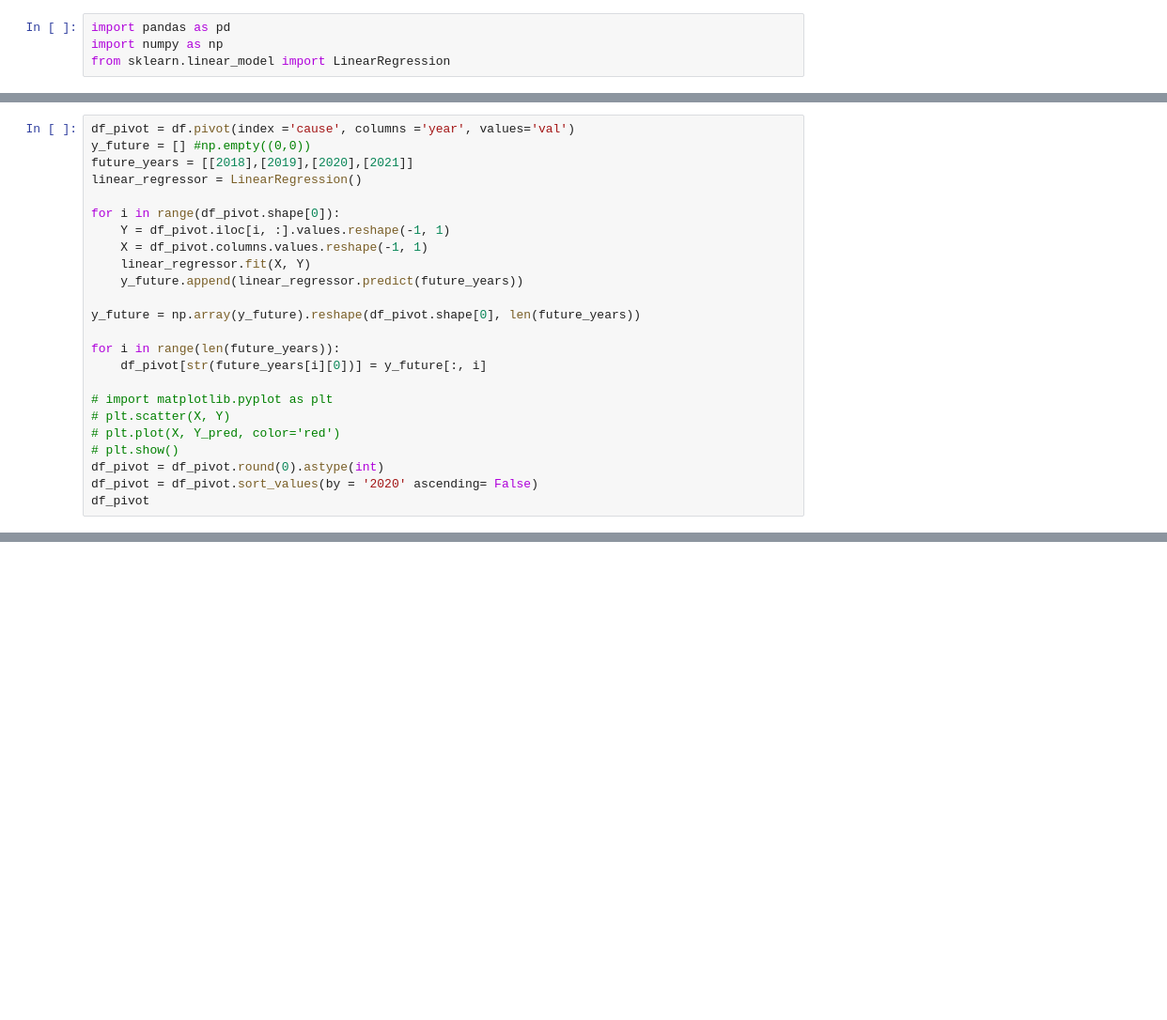
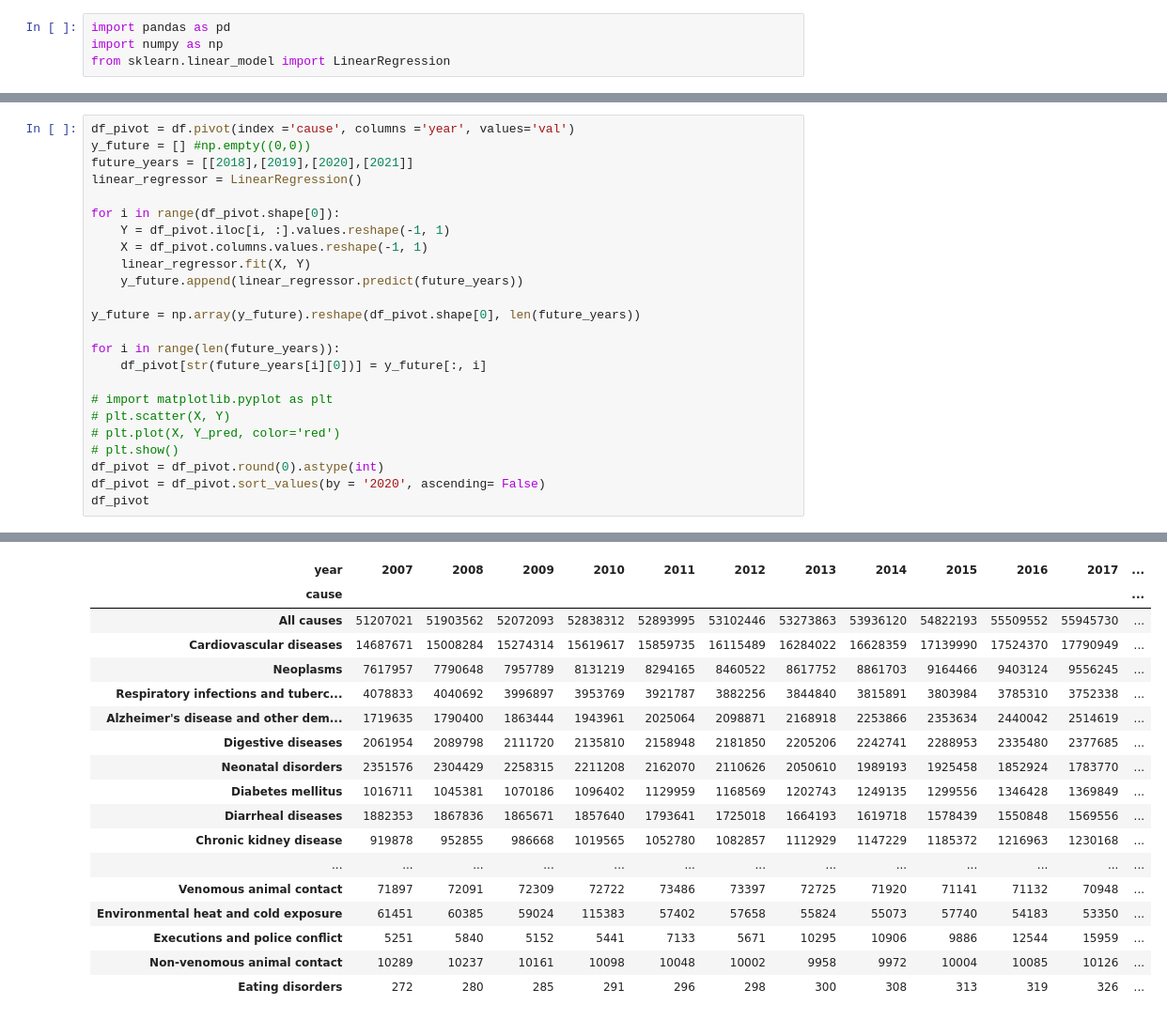
Before and after one commit to ShalevShahar/World-Population, a Jupyter notebook: static/Death/causeOfDeath.ipynb, the cells around one changed output, grey strips where cells are left out. Shown at 94% size. Saved outputs shown, nothing was run; the diff lists cells and outputs as text; blank space fills up the shorter version.

```diff
--- a/static/Death/causeOfDeath.ipynb
+++ b/static/Death/causeOfDeath.ipynb
@@ -46,6 +46,6 @@ for i in range(len(future_years)):
 # plt.plot(X, Y_pred, color='red')
 # plt.show()
 df_pivot = df_pivot.round(0).astype(int)
-df_pivot = df_pivot.sort_values(by = '2020' ascending= False)
+df_pivot = df_pivot.sort_values(by = '2020', ascending= False)
 df_pivot
 # %% [output]
@@ -52,0 +52,18 @@ SyntaxError: invalid syntax (<ipython-input-5-520dc40de336>, line 22)
+| year | 2007 | 2008 | 2009 | 2010 | 2011 | 2012 | 2013 | 2014 | 2015 | 2016 | 2017 | ... |
+| cause |  |  |  |  |  |  |  |  |  |  |  | ... |
+| All causes | 51207021 | 51903562 | 52072093 | 52838312 | 52893995 | 53102446 | 53273863 | 53936120 | 54822193 | 55509552 | 55945730 | ... |
+| Cardiovascular diseases | 14687671 | 15008284 | 15274314 | 15619617 | 15859735 | 16115489 | 16284022 | 16628359 | 17139990 | 17524370 | 17790949 | ... |
+| Neoplasms | 7617957 | 7790648 | 7957789 | 8131219 | 8294165 | 8460522 | 8617752 | 8861703 | 9164466 | 9403124 | 9556245 | ... |
+| Respiratory infections and tuberc... | 4078833 | 4040692 | 3996897 | 3953769 | 3921787 | 3882256 | 3844840 | 3815891 | 3803984 | 3785310 | 3752338 | ... |
+| Alzheimer's disease and other dem... | 1719635 | 1790400 | 1863444 | 1943961 | 2025064 | 2098871 | 2168918 | 2253866 | 2353634 | 2440042 | 2514619 | ... |
+| Digestive diseases | 2061954 | 2089798 | 2111720 | 2135810 | 2158948 | 2181850 | 2205206 | 2242741 | 2288953 | 2335480 | 2377685 | ... |
+| Neonatal disorders | 2351576 | 2304429 | 2258315 | 2211208 | 2162070 | 2110626 | 2050610 | 1989193 | 1925458 | 1852924 | 1783770 | ... |
+| Diabetes mellitus | 1016711 | 1045381 | 1070186 | 1096402 | 1129959 | 1168569 | 1202743 | 1249135 | 1299556 | 1346428 | 1369849 | ... |
+| Diarrheal diseases | 1882353 | 1867836 | 1865671 | 1857640 | 1793641 | 1725018 | 1664193 | 1619718 | 1578439 | 1550848 | 1569556 | ... |
+| Chronic kidney disease | 919878 | 952855 | 986668 | 1019565 | 1052780 | 1082857 | 1112929 | 1147229 | 1185372 | 1216963 | 1230168 | ... |
+| ... | ... | ... | ... | ... | ... | ... | ... | ... | ... | ... | ... | ... |
+| Venomous animal contact | 71897 | 72091 | 72309 | 72722 | 73486 | 73397 | 72725 | 71920 | 71141 | 71132 | 70948 | ... |
+| Environmental heat and cold exposure | 61451 | 60385 | 59024 | 115383 | 57402 | 57658 | 55824 | 55073 | 57740 | 54183 | 53350 | ... |
+| Executions and police conflict | 5251 | 5840 | 5152 | 5441 | 7133 | 5671 | 10295 | 10906 | 9886 | 12544 | 15959 | ... |
+| Non-venomous animal contact | 10289 | 10237 | 10161 | 10098 | 10048 | 10002 | 9958 | 9972 | 10004 | 10085 | 10126 | ... |
+| Eating disorders | 272 | 280 | 285 | 291 | 296 | 298 | 300 | 308 | 313 | 319 | 326 | ... |
```
Also changed, not shown: parts of 4 cells of this notebook, 3 other files.
